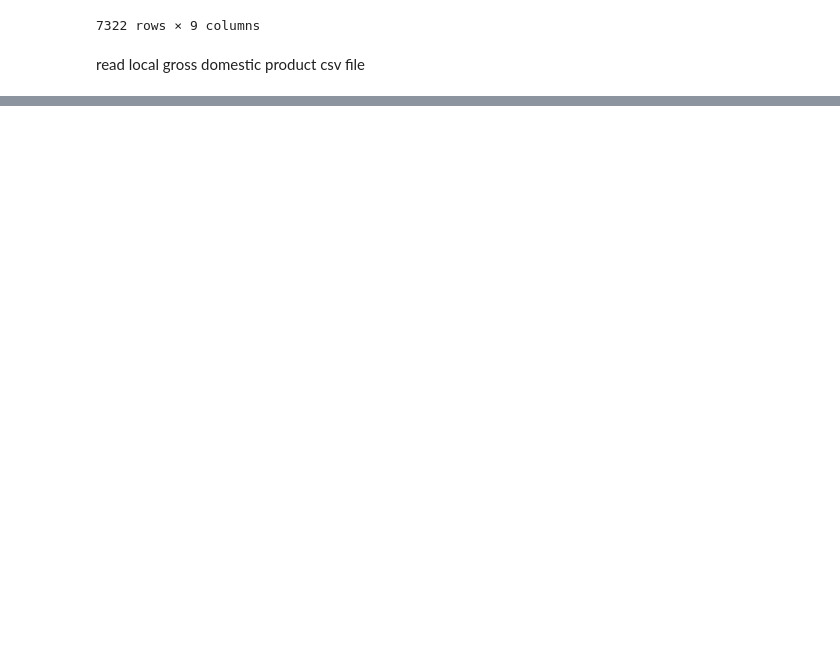
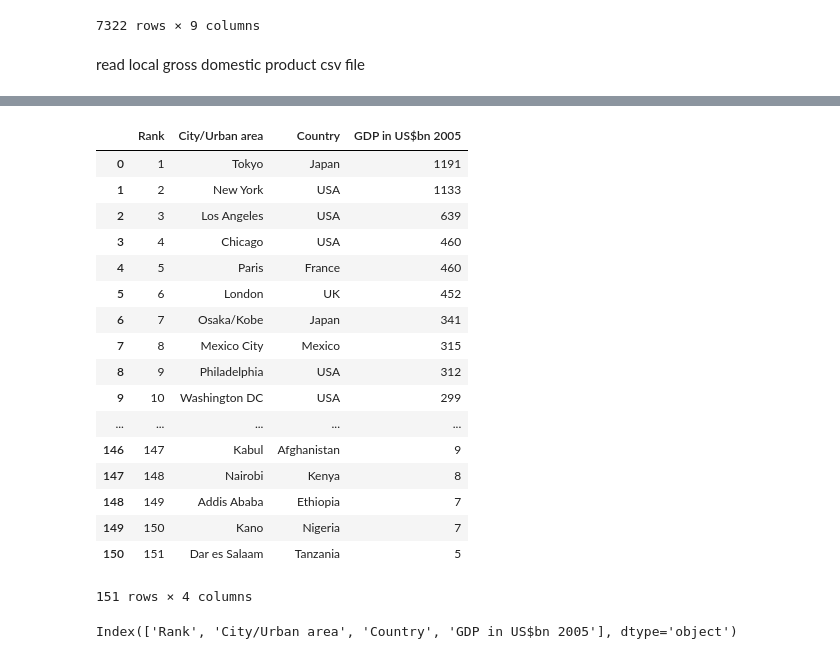
Before and after one commit to pletzer/jupyterMoons, a Jupyter notebook: GDPvsLatitude.ipynb, the cells around one changed output, grey strips where cells are left out. Drawn from its saved outputs; the diff is of its cells as text; code cells hidden in the pictures; blank space fills up the shorter version.

```diff
--- a/GDPvsLatitude.ipynb
+++ b/GDPvsLatitude.ipynb
@@ -35,0 +34,25 @@ NameError: name 'pandas' is not defined
+# %%
+cityGDP
+# %% [output]
+|  | Rank | City/Urban area | Country | GDP in US$bn 2005 |
+| 0 | 1 | Tokyo | Japan | 1191 |
+| 1 | 2 | New York | USA | 1133 |
+| 2 | 3 | Los Angeles | USA | 639 |
+| 3 | 4 | Chicago | USA | 460 |
+| 4 | 5 | Paris | France | 460 |
+| 5 | 6 | London | UK | 452 |
+| 6 | 7 | Osaka/Kobe | Japan | 341 |
+| 7 | 8 | Mexico City | Mexico | 315 |
+| 8 | 9 | Philadelphia | USA | 312 |
+| 9 | 10 | Washington DC | USA | 299 |
+| ... | ... | ... | ... | ... |
+| 146 | 147 | Kabul | Afghanistan | 9 |
+| 147 | 148 | Nairobi | Kenya | 8 |
+| 148 | 149 | Addis Ababa | Ethiopia | 7 |
+| 149 | 150 | Kano | Nigeria | 7 |
+| 150 | 151 | Dar es Salaam | Tanzania | 5 |
+151 rows × 4 columns
+# %%
+cityGDP.keys()
+# %% [output]
+Index(['Rank', 'City/Urban area', 'Country', 'GDP in US$bn 2005'], dtype='object')
```
Also changed, not shown: parts of 9 cells of this notebook, 1 other file.
